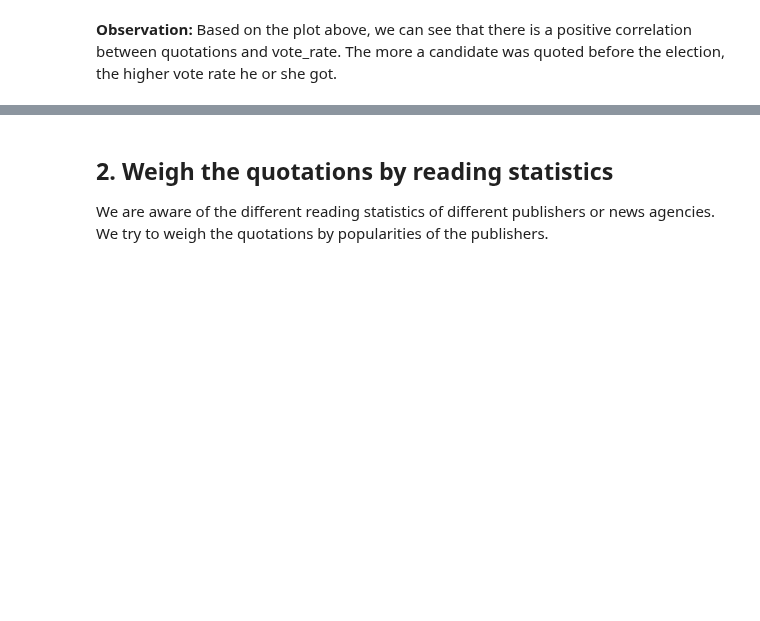
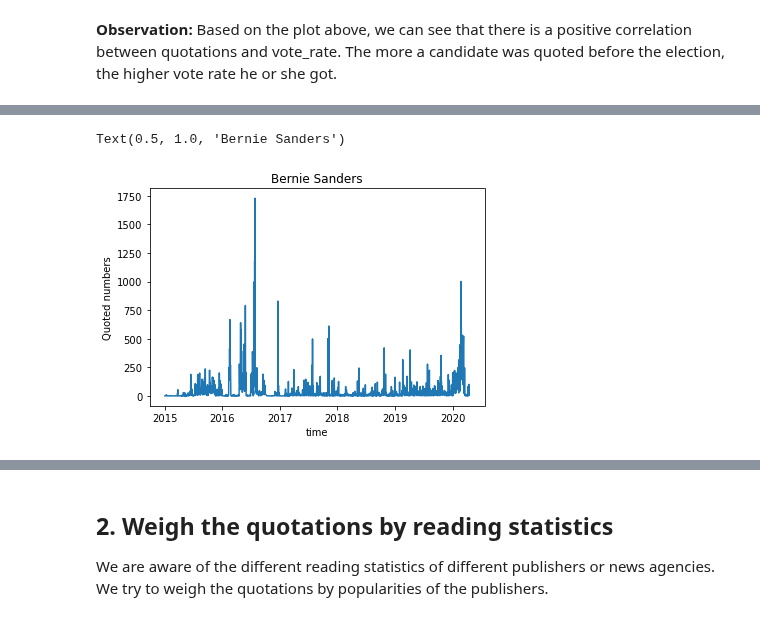
Before and after one commit to epfl-ada/ada-2021-project-chilldatagroup, a Jupyter notebook: Milestone2.ipynb, the cells around one changed output, grey strips where cells are left out. Saved outputs shown, nothing was run; the diff lists cells and outputs as text; code cells hidden in the pictures; blank space fills up the shorter version.

Commit message:
add analysis of mentioned data

```diff
--- a/Milestone2.ipynb
+++ b/Milestone2.ipynb
@@ -158,0 +183,13 @@ quotes_vote = tot_quotes_byelection.plot.scatter(x = 'total_quotes_byelection',
+# %%
+# Load the stored quotations said by senate candidates since 2015 (by year)
+senate_quote_20 = pd.read_json('SenateData/quotes-2020-senates-mention.json.bz2', lines=True, compression='bz2')
+senate_quote_19 = pd.read_json('SenateData/quotes-2019-senates-mention.json.bz2', lines=True, compression='bz2')
+senate_quote_18 = pd.read_json('SenateData/quotes-2018-senates-mention.json.bz2', lines=True, compression='bz2')
+senate_quote_17 = pd.read_json('SenateData/quotes-2017-senates-mention.json.bz2', lines=True, compression='bz2')
+senate_quote_16 = pd.read_json('SenateData/quotes-2016-senates-mention.json.bz2', lines=True, compression='bz2')
+senate_quote_15 = pd.read_json('SenateData/quotes-2015-senates-mention.json.bz2', lines=True, compression='bz2')
+# %%
+# Concatenate data across all years and display the format of quotation data
+annual_frames = [senate_quote_15, senate_quote_16, senate_quote_17, senate_quote_18, senate_quote_19, senate_quote_20]
+candidate_quotes = pd.concat(annual_frames)
+candidate_quotes.sample(10)
@@ -158,0 +208,5 @@ quotes_vote = tot_quotes_byelection.plot.scatter(x = 'total_quotes_byelection',
+# %%
+# find the mentioned senator
+senate_candidates = list(map(lambda x:x.title(), senate_candidates))
+candidate_quotes['mention']=candidate_quotes['quotation'].map(lambda x:np.array(senate_candidates)[np.array(list(k in x for k in senate_candidates))][0])
+candidate_quotes.head(10)
@@ -158,0 +225,9 @@ quotes_vote = tot_quotes_byelection.plot.scatter(x = 'total_quotes_byelection',
+# %%
+candidate_quotes['date_only'] = candidate_quotes['date'].dt.date
+
+# filt out Other and Others
+candidate_drop = candidate_quotes[candidate_quotes.mention!='Other']
+candidate_drop = candidate_drop[candidate_drop.mention!='Others']
+candidate_drop
+candidate_quotes_byday = candidate_drop.groupby(['mention', 'date_only'])['numOccurrences'].sum()
+candidate_quotes_byday
@@ -158,0 +248,9 @@ quotes_vote = tot_quotes_byelection.plot.scatter(x = 'total_quotes_byelection',
+# %%
+# Use Bernie Sanders as example
+candidate_quotes_byday['Bernie Sanders'].plot()
+plt.xlabel('time')
+plt.ylabel('Quoted numbers')
+plt.title('Bernie Sanders')
+# %% [output]
+Text(0.5, 1.0, 'Bernie Sanders')
+[figure, added]
```
Also changed, not shown: parts of 13 cells of this notebook.
